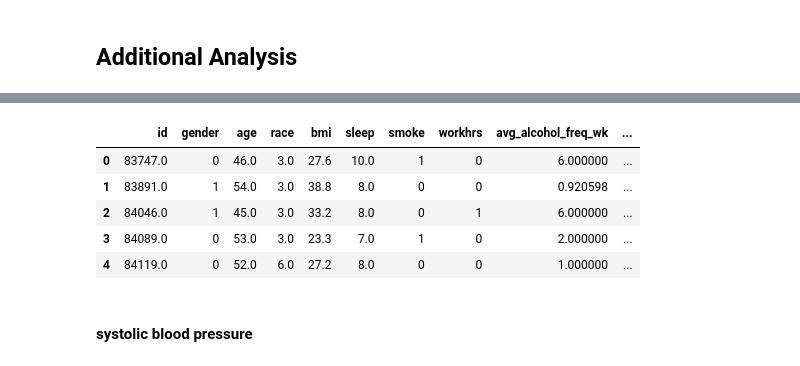
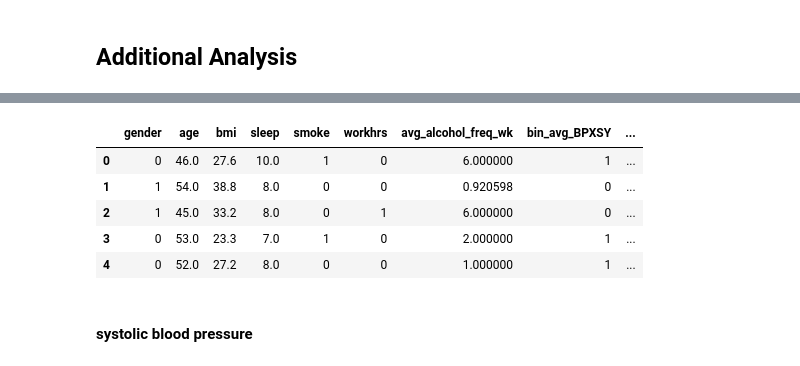
Before and after one commit to zhezhaozz/506_group_project, a Jupyter notebook: tian_wang/STATS506_Project_Core_Additional_Analysis.ipynb, the cells around one changed output, grey strips where cells are left out. Drawn from its saved outputs; the diff is of its cells as text; code cells hidden in the pictures.

```diff
--- a/tian_wang/STATS506_Project_Core_Additional_Analysis.ipynb
+++ b/tian_wang/STATS506_Project_Core_Additional_Analysis.ipynb
@@ -223,14 +224,15 @@ To examine the effects of working overtime on the risk of abnormal blood pressur
 full_dt['bin_avg_BPXSY'] = np.where(full_dt.avg_BPXSY >= 140, 1, 0)
 full_dt['bin_avg_BPXDI'] = np.where(full_dt.avg_BPXDI >= 90, 1, 0)
 # %%
-add_analysis_dt = full_dt.drop(['avg_BPXSY', 'avg_BPXDI'], axis = 1)
+# drop the variables avg_BPXSY and avg_BPXDI which are not needed for the logistic models
+add_analysis_dt = full_dt.drop(['id', 'race', 'avg_BPXSY', 'avg_BPXDI'], axis = 1)
 add_analysis_dt.head()
 # %% [output]
-|  | id | gender | age | race | bmi | sleep | smoke | workhrs | avg_alcohol_freq_wk | ... |
-| 0 | 83747.0 | 0 | 46.0 | 3.0 | 27.6 | 10.0 | 1 | 0 | 6.000000 | ... |
-| 1 | 83891.0 | 1 | 54.0 | 3.0 | 38.8 | 8.0 | 0 | 0 | 0.920598 | ... |
-| 2 | 84046.0 | 1 | 45.0 | 3.0 | 33.2 | 8.0 | 0 | 1 | 6.000000 | ... |
-| 3 | 84089.0 | 0 | 53.0 | 3.0 | 23.3 | 7.0 | 1 | 0 | 2.000000 | ... |
-| 4 | 84119.0 | 0 | 52.0 | 6.0 | 27.2 | 8.0 | 0 | 0 | 1.000000 | ... |
+|  | gender | age | bmi | sleep | smoke | workhrs | avg_alcohol_freq_wk | bin_avg_BPXSY | ... |
+| 0 | 0 | 46.0 | 27.6 | 10.0 | 1 | 0 | 6.000000 | 1 | ... |
+| 1 | 1 | 54.0 | 38.8 | 8.0 | 0 | 0 | 0.920598 | 0 | ... |
+| 2 | 1 | 45.0 | 33.2 | 8.0 | 0 | 1 | 6.000000 | 0 | ... |
+| 3 | 0 | 53.0 | 23.3 | 7.0 | 1 | 0 | 2.000000 | 1 | ... |
+| 4 | 0 | 52.0 | 27.2 | 8.0 | 0 | 0 | 1.000000 | 1 | ... |
 # %% [markdown]
 #### systolic blood pressure
```
Also changed, not shown: parts of 28 cells of this notebook.
